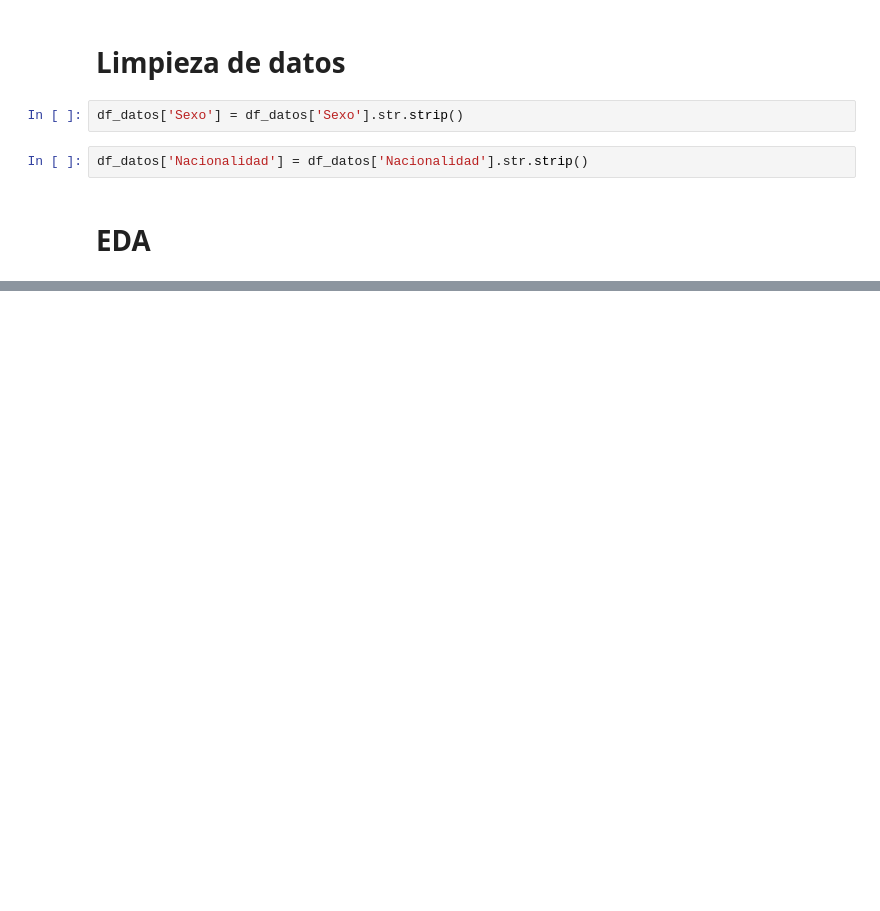
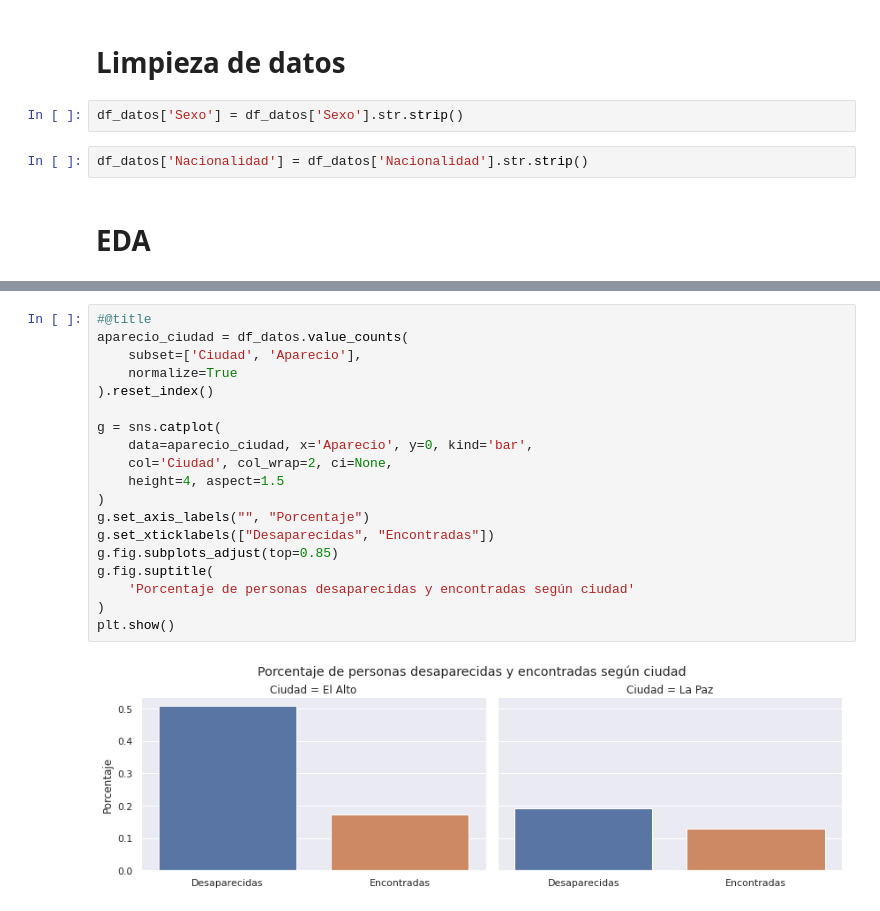
Before and after one commit to lukedup/CECASEM, a Jupyter notebook: anlisis_datos.ipynb, the cells around one changed output, grey strips where cells are left out. Drawn from its saved outputs; the diff is of its cells as text; blank space fills up the shorter version.

```diff
--- a/anlisis_datos.ipynb
+++ b/anlisis_datos.ipynb
@@ -79,0 +61,21 @@ plt.show()
+# %%
+#@title
+aparecio_ciudad = df_datos.value_counts(
+    subset=['Ciudad', 'Aparecio'],
+    normalize=True
+).reset_index()
+
+g = sns.catplot(
+    data=aparecio_ciudad, x='Aparecio', y=0, kind='bar',
+    col='Ciudad', col_wrap=2, ci=None,
+    height=4, aspect=1.5
+)
+g.set_axis_labels("", "Porcentaje")
+g.set_xticklabels(["Desaparecidas", "Encontradas"])
+g.fig.subplots_adjust(top=0.85)
+g.fig.suptitle(
+    'Porcentaje de personas desaparecidas y encontradas según ciudad'
+)
+plt.show()
+# %% [output]
+[figure, added]
```
Also changed, not shown: parts of 24 cells of this notebook.
